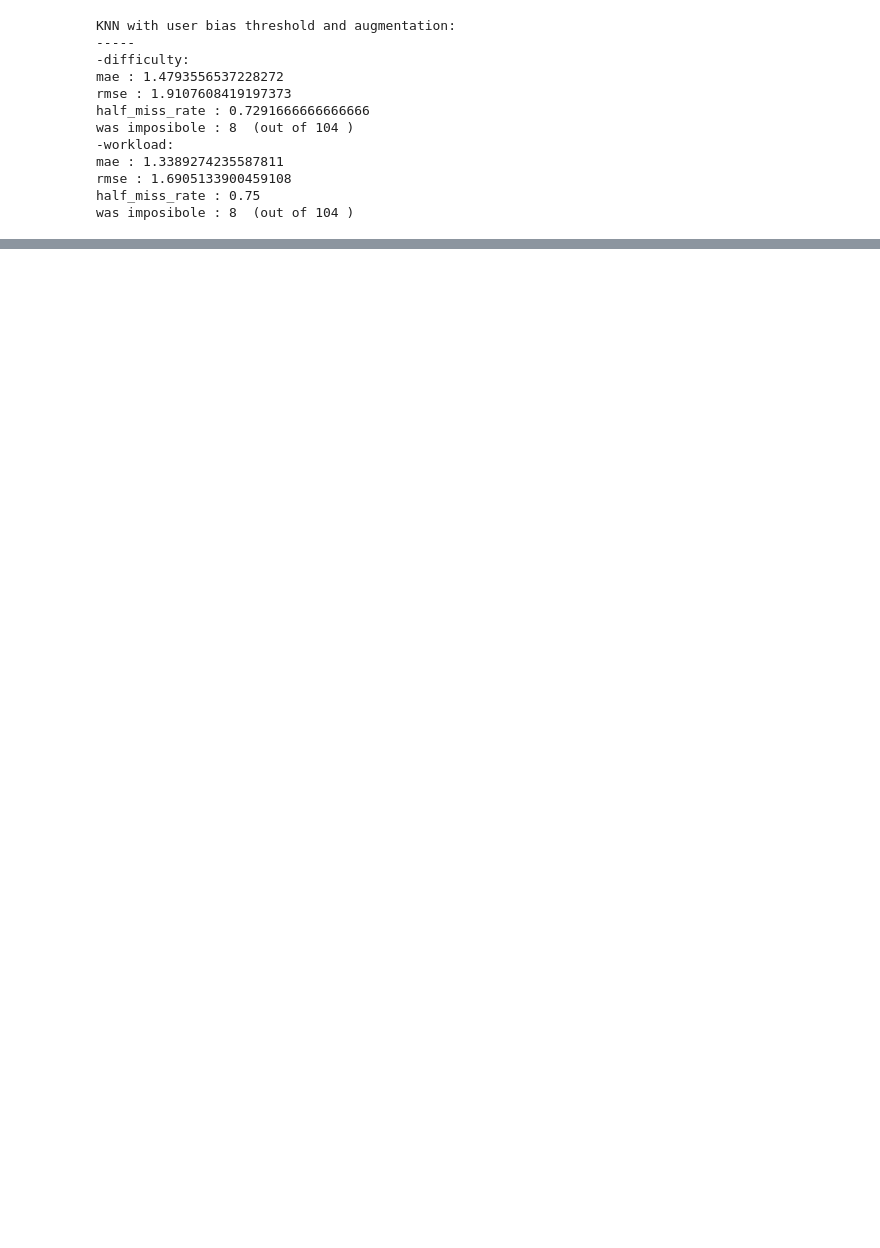
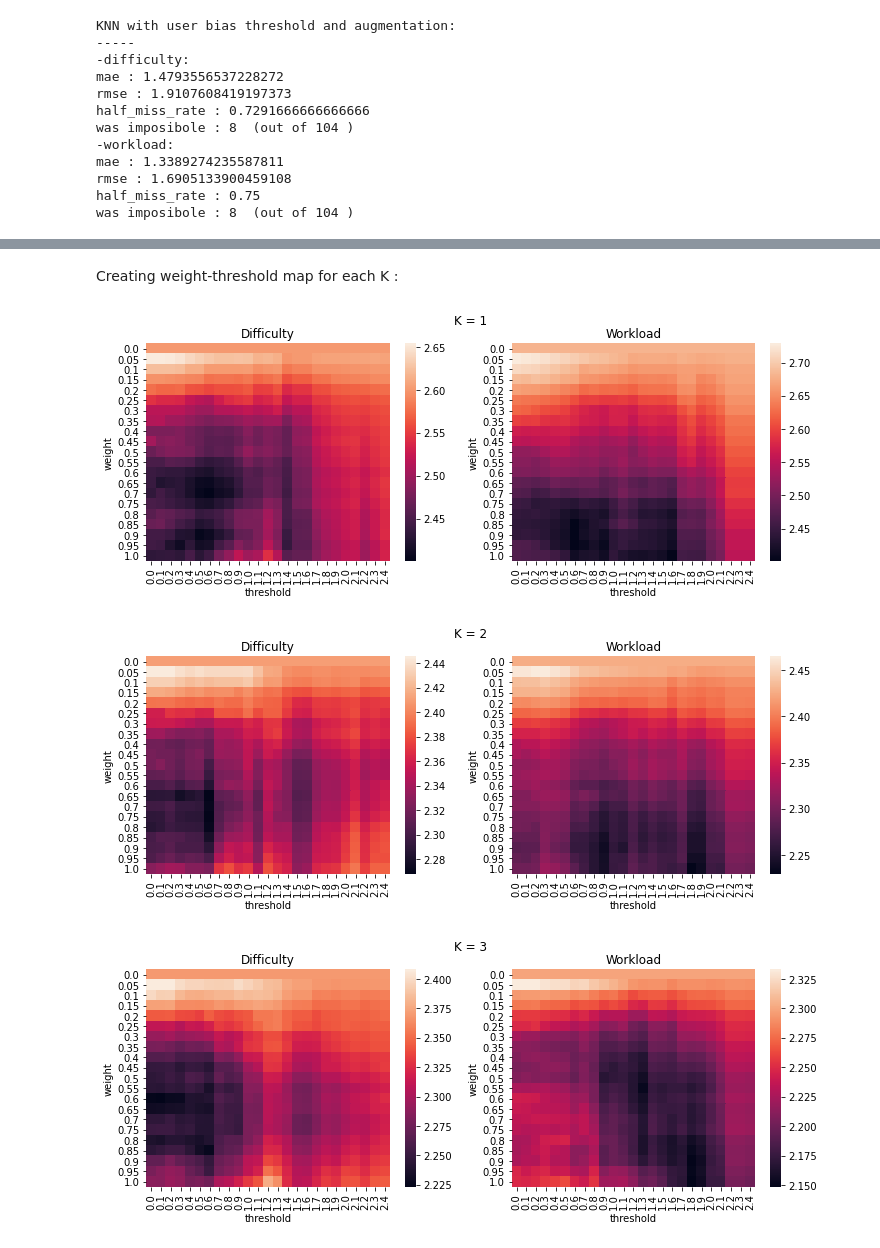
Before and after one commit to yuvalgos/course_recommender_system, a Jupyter notebook: recommender_algorithms.ipynb, the cells around one changed output, grey strips where cells are left out. Cells and saved outputs as stored; diff of their text form; code cells hidden in the pictures; blank space fills up the shorter version.

```diff
--- a/recommender_algorithms.ipynb
+++ b/recommender_algorithms.ipynb
@@ -1964,0 +2289,14 @@ use mae + hmr + ??imposible/20??
+# %%
+problem_wl = ParamProblem(X_train, y_wl_train)
+print("-------------workload----------:")
+for i in range(5):
+    result = beam(problem=problem_wl, beam_size=100)
+    print("-----iter",i ,"-----:")
+    print("Best MAE + HMR:", result.value)
+    print("alg_k:", result.state.alg_k)
+    print("alg_min_support:", result.state.alg_min_support)
+    print("aug_alg_k:", result.state.aug_alg_k)
+    print("aug_alg_min_support:", result.state.aug_alg_min_support)
+    print("bias_weight:", result.state.bias_weight)
+    print("bias_threshold:", result.state.bias_threshold)
+    print("algo_with_aug_weight:",result.state.algo_with_aug_weight)
@@ -1964,0 +2576,54 @@ use mae + hmr + ??imposible/20??
+# %% [markdown]
+Creating weight-threshold map for each K :
+# %%
+def evaluate_bias_weights_and_thersholds_sum(AlgoType, X, y_diff, y_wl, bias_weight_vals,
+                                             bias_threshold_vals, k, min_support):
+    """
+     10-fold cross validates biased knn algorithms with constant k and
+     min support and sets of bias weight values and thresholds.
+    plots the results.
+    """
+    evaluator = AlgorithmEvaluator(10, [mae, half_miss_rate], 2021)
+    res_wl = np.zeros([len(bias_weight_vals), len( bias_threshold_vals)])
+    res_diff = np.zeros([len(bias_weight_vals), len( bias_threshold_vals)])
+
+    for i, weight in enumerate(bias_weight_vals):
+        for j, thr in enumerate(bias_threshold_vals):
+            algo = AlgoType(k=k, min_support=min_support,
+                            bias_weight=weight, bias_threshold=thr)
+
+            res_df_diff = evaluator.evaluate(algo, X, y_diff)
+            res_diff[i,j] = res_df_diff.iloc[10]["mae"] + res_df_diff.iloc[10]["half_miss_rate"]
+
+            res_df_wl= evaluator.evaluate(algo, X, y_wl)
+            res_wl[i,j] = res_df_wl.iloc[10]["mae"] + res_df_wl.iloc[10]["half_miss_rate"]
+
+    fig,  axes = plt.subplots(1, 2, figsize=[12,4])
+    fig.suptitle("K = " + str(k))
+
+    axes[0].set_title("Difficulty")
+    axes[0] = sns.heatmap(res_diff,
+                          xticklabels=np.around(bias_threshold_vals, 2),
+                          yticklabels=np.around(bias_weight_vals, 2),
+                          ax=axes[0])
+    axes[0].set_xlabel("threshold")
+    axes[0].set_ylabel("weight")
+
+    axes[1].set_title("Workload")
+    axes[1] = sns.heatmap(res_wl,
+                          xticklabels=np.around(bias_threshold_vals, 2),
+                          yticklabels=np.around(bias_weight_vals, 2),
+                          ax=axes[1])
+    axes[1].set_xlabel("threshold")
+    axes[1].set_ylabel("weight")
+
+bias_threshold_vals = np.arange(0.0, 2.5, 0.1)
+bias_weight_vals = np.arange(0.00, 1.05, 0.05)
+
+for k in range(1,10):
+    evaluate_bias_weights_and_thersholds_sum(KNNWithAllUsersThresoledBias, X_train_new, y_diff_train_new,
+                                            y_wl_train_new, bias_weight_vals, bias_threshold_vals, k, 2)
+# %% [output]
+[figure, added]
+[figure, added]
+[figure, added]
```
Also changed, not shown: parts of 67 cells of this notebook.
